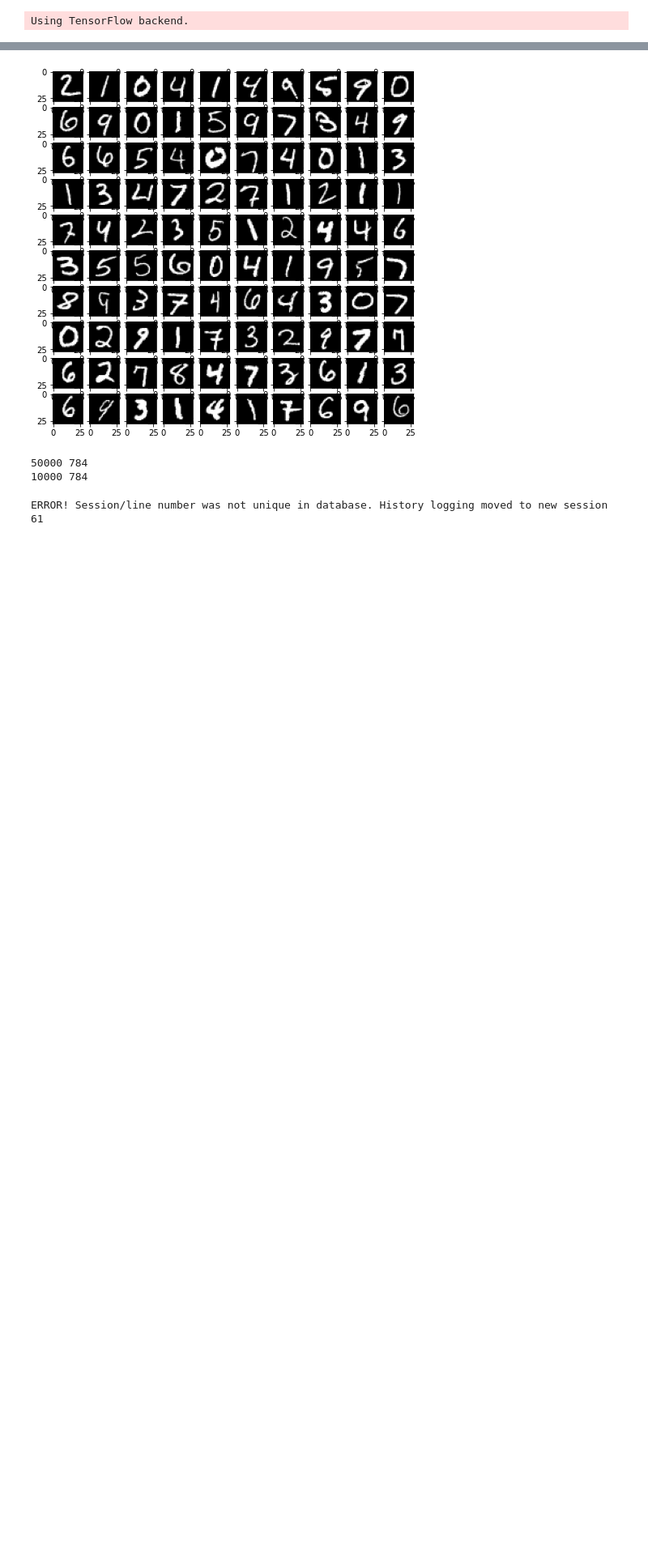
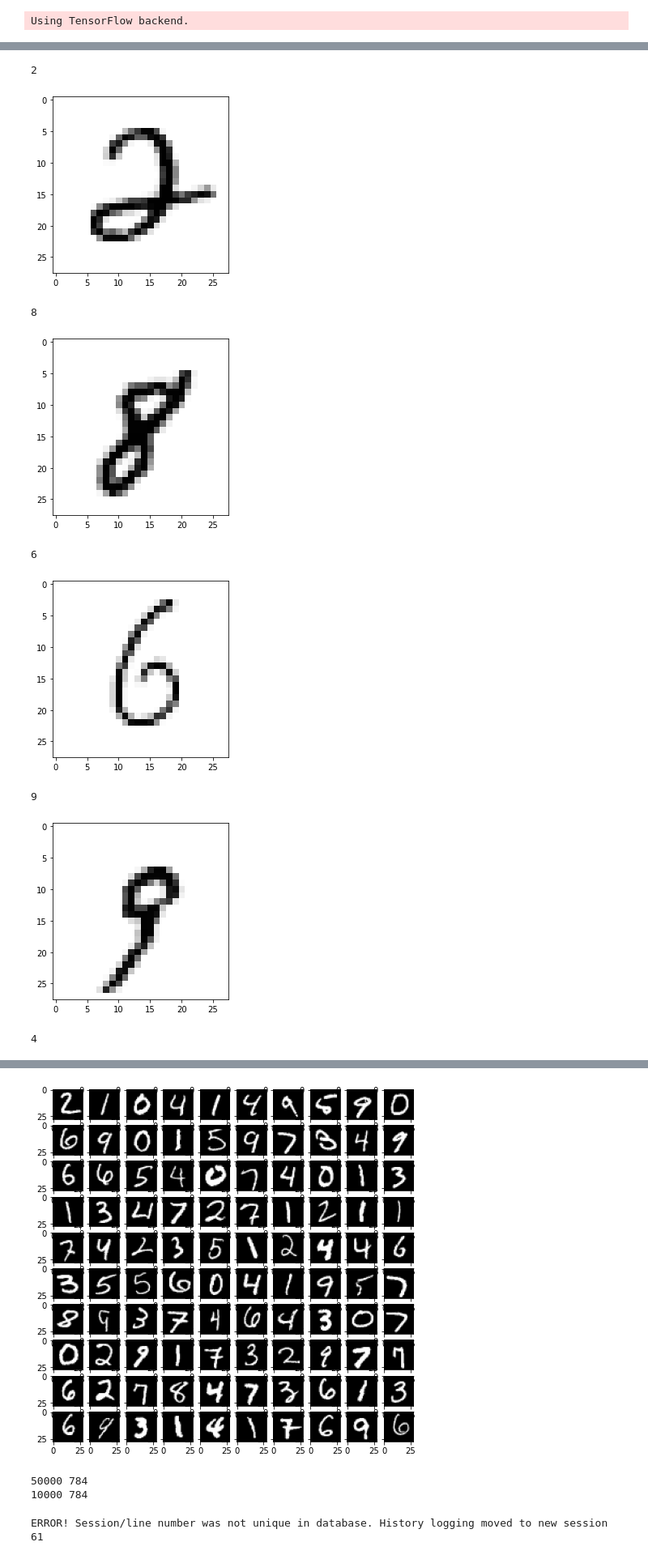
Before and after one commit to seenu-g/Experiments, a Jupyter notebook: py_examples/numpy/minst/MINST_using_numpy.ipynb, the cells around one changed output, grey strips where cells are left out. Shown at 81% size. Saved outputs shown, nothing was run; the diff lists cells and outputs as text; code cells hidden in the pictures; blank space fills up the shorter version.

```diff
--- a/py_examples/numpy/minst/MINST_using_numpy.ipynb
+++ b/py_examples/numpy/minst/MINST_using_numpy.ipynb
@@ -23,0 +22,20 @@ print(x_test.shape,y_test.shape)
+# %%
+import matplotlib.pyplot as plt
+def show_image(image_index) : # You may select anything up to 60,000
+  print(y_train_label[image_index]) # The label is 8
+  plt.imshow(x_train[image_index], cmap='Greys')
+  plt.show()
+#show_image(13)
+range_values = range(16,26,1)
+for index in range_values:
+  show_image(index)
+# %% [output]
+2
+[figure, added]
+8
+[figure, added]
+6
+[figure, added]
+9
+[figure, added]
+4
```
Also changed, not shown: parts of 2 cells of this notebook.
